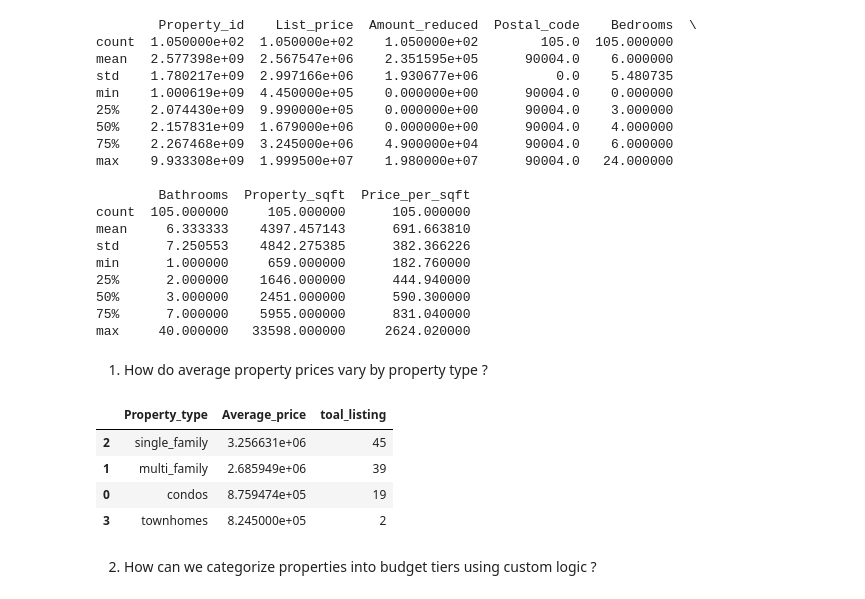
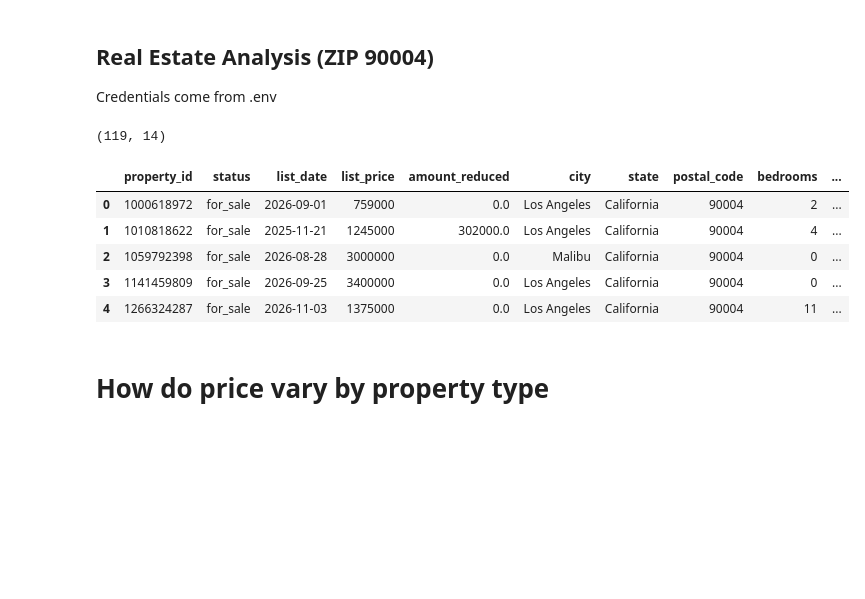
Before and after one commit to k-Kripa/project, a Jupyter notebook: Scripts/analysis.ipynb, the cells around one changed output. Drawn from its saved outputs; the diff is of its cells as text; code cells hidden in the pictures; blank space fills up the shorter version.

```diff
--- a/Scripts/analysis.ipynb
+++ b/Scripts/analysis.ipynb
@@ -76,40 +1,28 @@ None
-# %%
-print(df.describe())
-# %% [output]
-        Property_id    List_price  Amount_reduced  Postal_code    Bedrooms  \
-count  1.050000e+02  1.050000e+02    1.050000e+02        105.0  105.000000
-mean   2.577398e+09  2.567547e+06    2.351595e+05      90004.0    6.000000
-std    1.780217e+09  2.997166e+06    1.930677e+06          0.0    5.480735
-min    1.000619e+09  4.450000e+05    0.000000e+00      90004.0    0.000000
-25%    2.074430e+09  9.990000e+05    0.000000e+00      90004.0    3.000000
-50%    2.157831e+09  1.679000e+06    0.000000e+00      90004.0    4.000000
-75%    2.267468e+09  3.245000e+06    4.900000e+04      90004.0    6.000000
-max    9.933308e+09  1.999500e+07    1.980000e+07      90004.0   24.000000
-
-        Bathrooms  Property_sqft  Price_per_sqft
-count  105.000000     105.000000      105.000000
-mean     6.333333    4397.457143      691.663810
-std      7.250553    4842.275385      382.366226
-min      1.000000     659.000000      182.760000
-25%      2.000000    1646.000000      444.940000
-50%      3.000000    2451.000000      590.300000
-75%      7.000000    5955.000000      831.040000
-max     40.000000   33598.000000     2624.020000
+# %% [markdown]
+## Real Estate Analysis (ZIP 90004)
+Credentials come from .env
+# %%
+import os
+import pandas as pd
+import matplotlib.pyplot as plt
+from dotenv import load_dotenv
+from sqlalchemy import create_engine
+
+load_dotenv("../.env")
+engine = create_engine(f"postgresql+psycopg2://{os.getenv('DB_USER')}:{os.getenv('DB_PASSWORD')}"
+                       f"@{os.getenv('DB_HOST')}:{os.getenv('DB_PORT','5432')}/{os.getenv('DB_NAME')}?sslmode=require")
+
+
+df=pd.read_sql("select * from student_project.properties_cleaned",engine)
+print(df.shape)
+df.head()
+# %% [output]
+(119, 14)
+|  | property_id | status | list_date | list_price | amount_reduced | city | state | postal_code | bedrooms | ... |
+| 0 | 1000618972 | for_sale | 2026-09-01 | 759000 | 0.0 | Los Angeles | California | 90004 | 2 | ... |
+| 1 | 1010818622 | for_sale | 2025-11-21 | 1245000 | 302000.0 | Los Angeles | California | 90004 | 4 | ... |
+| 2 | 1059792398 | for_sale | 2026-08-28 | 3000000 | 0.0 | Malibu | California | 90004 | 0 | ... |
+| 3 | 1141459809 | for_sale | 2026-09-25 | 3400000 | 0.0 | Los Angeles | California | 90004 | 0 | ... |
+| 4 | 1266324287 | for_sale | 2026-11-03 | 1375000 | 0.0 | Los Angeles | California | 90004 | 11 | ... |
 # %% [markdown]
-1. How do average  property prices vary by property type ?
+# How do price vary by property type
-# %%
-df["Property_type"]=df["Property_type"].str.lower().str.replace("-"," ")
-Type_ranking=df.groupby("Property_type").agg(Average_price=("List_price","mean"),
-                                    toal_listing=("Property_id","count")).reset_index()
-
-Type_ranking =Type_ranking.sort_values(by="Average_price",ascending=False)
-
-Type_ranking
-# %% [output]
-|  | Property_type | Average_price | toal_listing |
-| 2 | single_family | 3.256631e+06 | 45 |
-| 1 | multi_family | 2.685949e+06 | 39 |
-| 0 | condos | 8.759474e+05 | 19 |
-| 3 | townhomes | 8.245000e+05 | 2 |
-# %% [markdown]
-2. How can we categorize properties into budget tiers using custom logic ?
```
Also changed, not shown: parts of 28 cells of this notebook, 20 other files.
